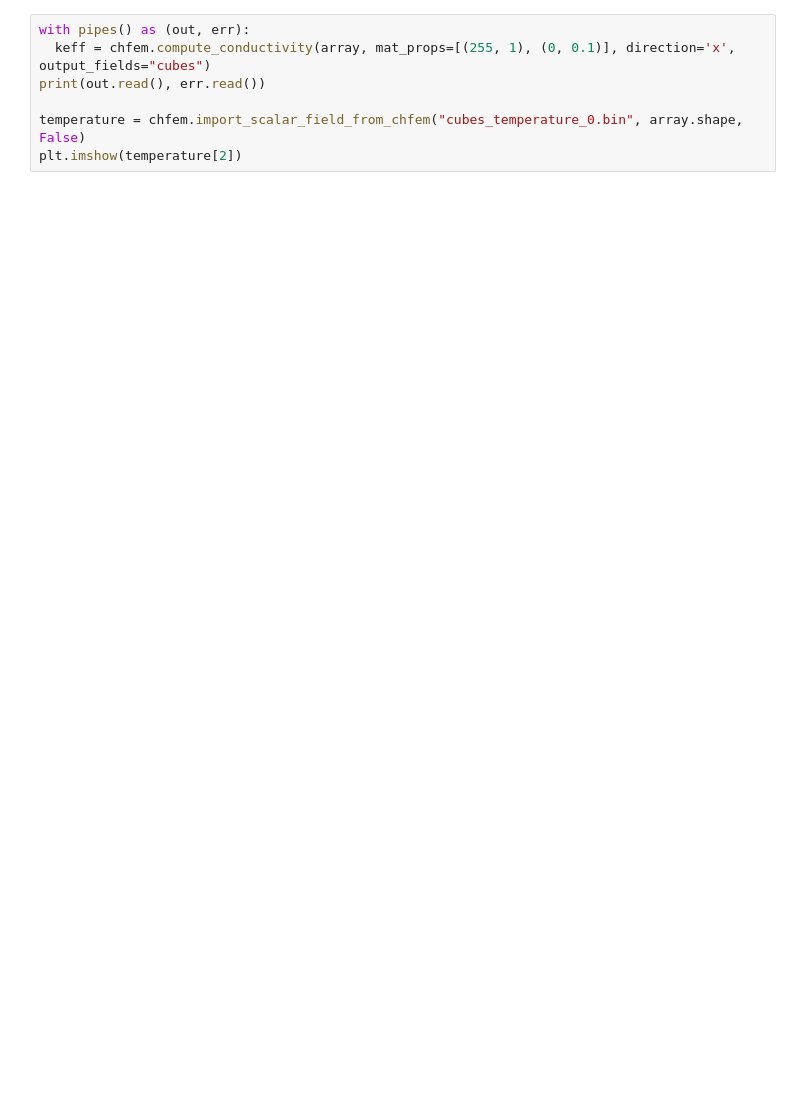
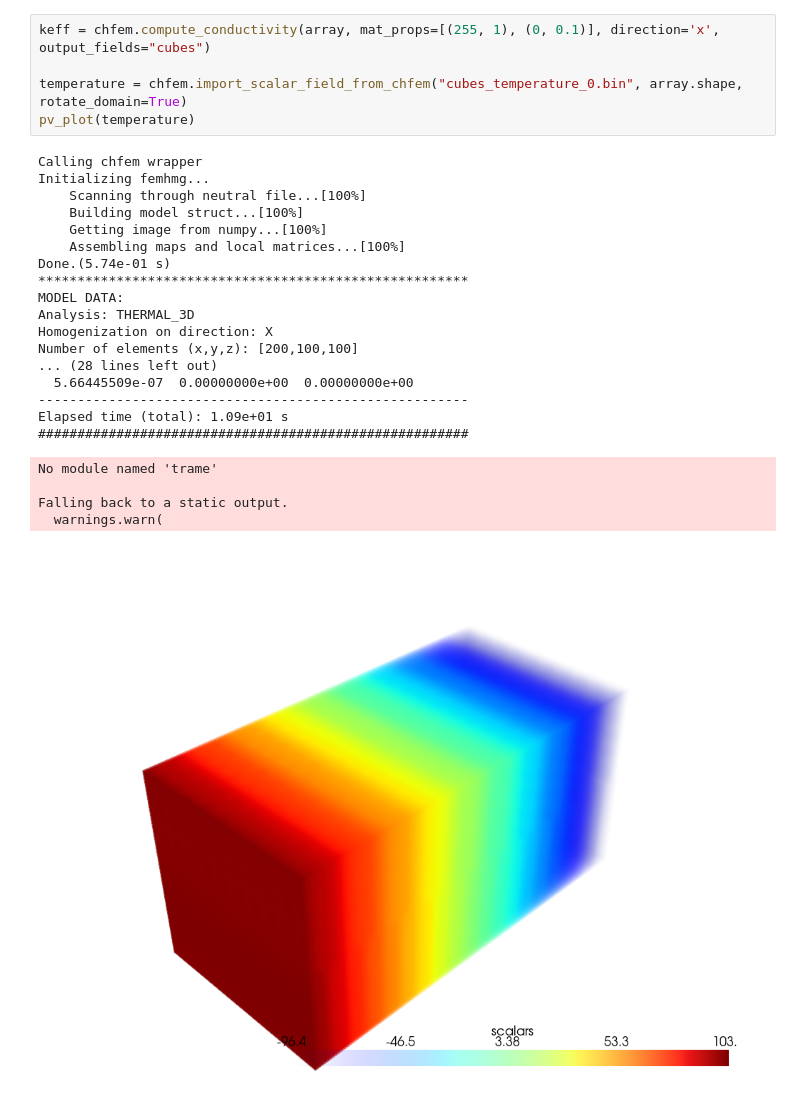
Before and after one commit to cortezpedro/chfem, a Jupyter notebook: tutorial.ipynb, the cells around one changed output. Saved outputs shown, nothing was run; the diff lists cells and outputs as text; blank space fills up the shorter version.

```diff
--- a/tutorial.ipynb
+++ b/tutorial.ipynb
@@ -26,8 +53,29 @@ array = np.concatenate((left, right), axis=0)
 # %%
-with pipes() as (out, err):
-  keff = chfem.compute_conductivity(array, mat_props=[(255, 1), (0, 0.1)], direction='x', output_fields="cubes")
-print(out.read(), err.read())
+keff = chfem.compute_conductivity(array, mat_props=[(255, 1), (0, 0.1)], direction='x', output_fields="cubes")
 
-temperature = chfem.import_scalar_field_from_chfem("cubes_temperature_0.bin", array.shape, False)
-plt.imshow(temperature[2])
+temperature = chfem.import_scalar_field_from_chfem("cubes_temperature_0.bin", array.shape, rotate_domain=True)
+pv_plot(temperature)
+# %% [output]
+Calling chfem wrapper
+Initializing femhmg...
+    Scanning through neutral file...[100%]
+    Building model struct...[100%]
+    Getting image from numpy...[100%]
+    Assembling maps and local matrices...[100%]
+Done.(5.74e-01 s)
+*******************************************************
+MODEL DATA:
+Analysis: THERMAL_3D
+Homogenization on direction: X
+Number of elements (x,y,z): [200,100,100]
+... (28 lines left out)
+  5.66445509e-07  0.00000000e+00  0.00000000e+00
+-------------------------------------------------------
+Elapsed time (total): 1.09e+01 s
+#######################################################
+No module named 'trame'
+
+Falling back to a static output.
+  warnings.warn(
+[figure, added]
 # %%
```
Also changed, not shown: parts of 6 cells of this notebook, 2 other files.
